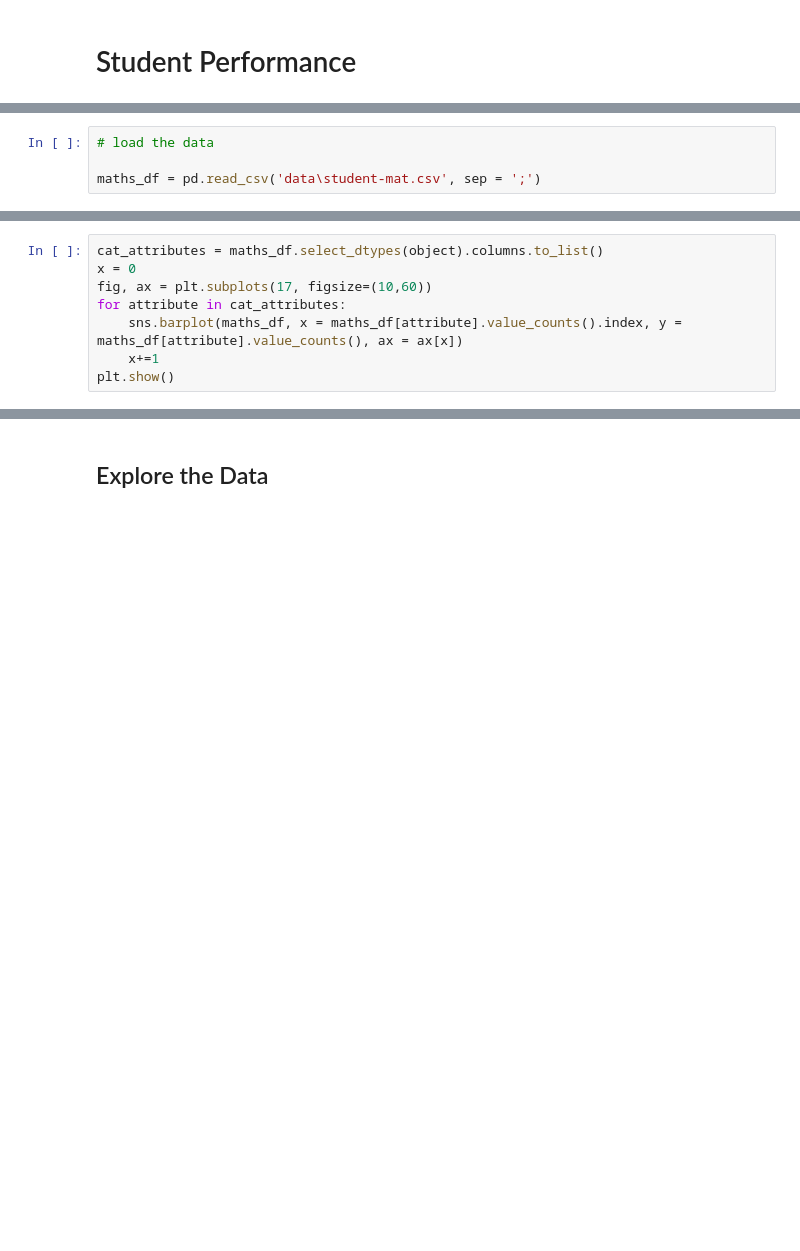
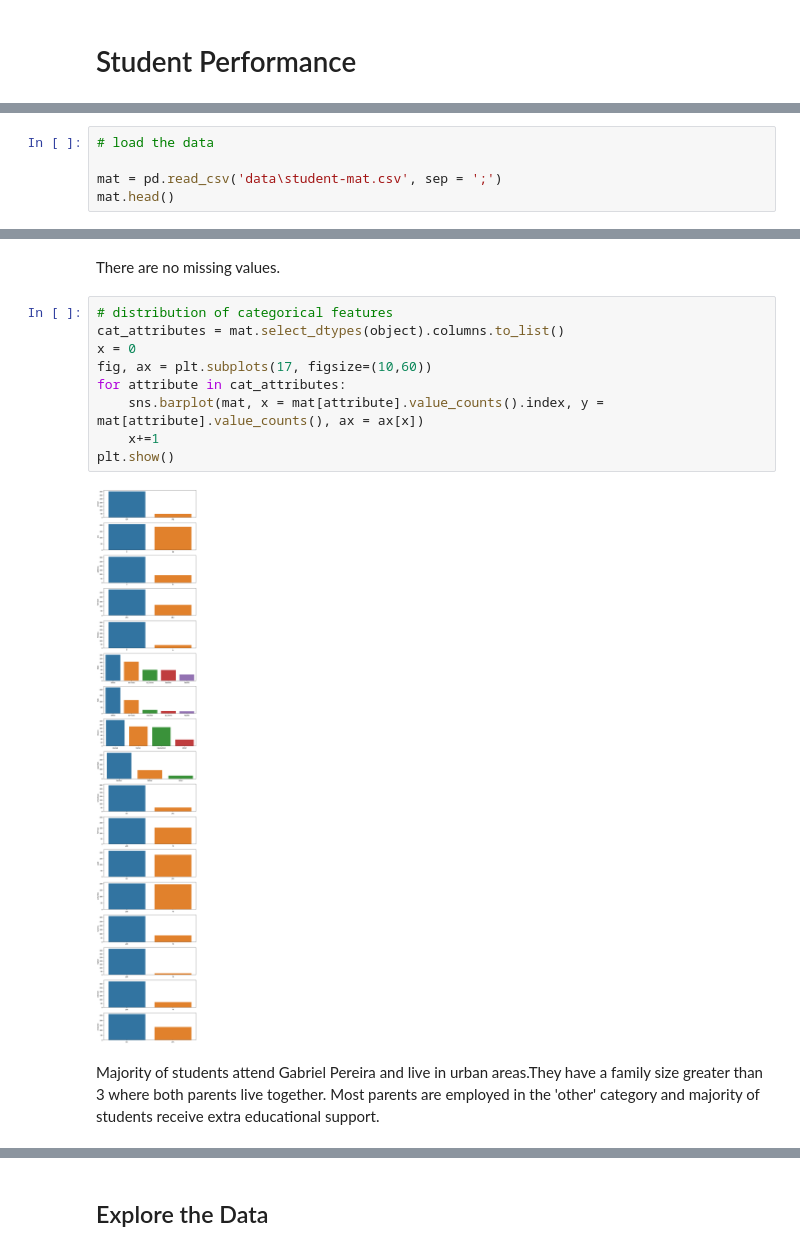
Before and after one commit to dreashola/Student-Performance-Prediction, a Jupyter notebook: Student Performance Project.ipynb, the cells around one changed output, grey strips where cells are left out. Drawn from its saved outputs; the diff is of its cells as text; blank space fills up the shorter version.

```diff
--- a/Student Performance Project.ipynb
+++ b/Student Performance Project.ipynb
@@ -12,4 +22,5 @@ from pandas.plotting import scatter_matrix
 # %%
 # load the data
 
-maths_df = pd.read_csv('data\student-mat.csv', sep = ';')
+mat = pd.read_csv('data\student-mat.csv', sep = ';')
+mat.head()
@@ -62,9 +93,16 @@ maths_df.describe()
+# %% [markdown]
+There are no missing values.
 # %%
-cat_attributes = maths_df.select_dtypes(object).columns.to_list()
+# distribution of categorical features
+cat_attributes = mat.select_dtypes(object).columns.to_list()
 x = 0
 fig, ax = plt.subplots(17, figsize=(10,60))
 for attribute in cat_attributes:
-    sns.barplot(maths_df, x = maths_df[attribute].value_counts().index, y = maths_df[attribute].value_counts(), ax = ax[x])
+    sns.barplot(mat, x = mat[attribute].value_counts().index, y = mat[attribute].value_counts(), ax = ax[x])
     x+=1
 plt.show()
+# %% [output]
+[figure, added]
+# %% [markdown]
+Majority of students attend Gabriel Pereira and live in urban areas.They have a family size greater than 3 where both parents live together. Most parents are employed in the 'other' category and majority of students receive extra educational support.
 # %%
```
Also changed, not shown: parts of 71 cells of this notebook.
